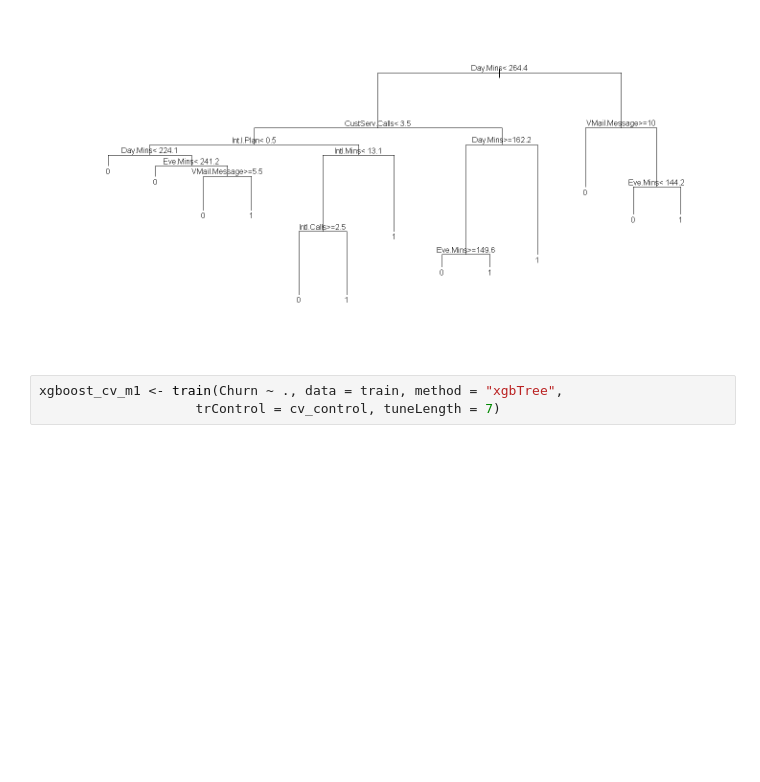
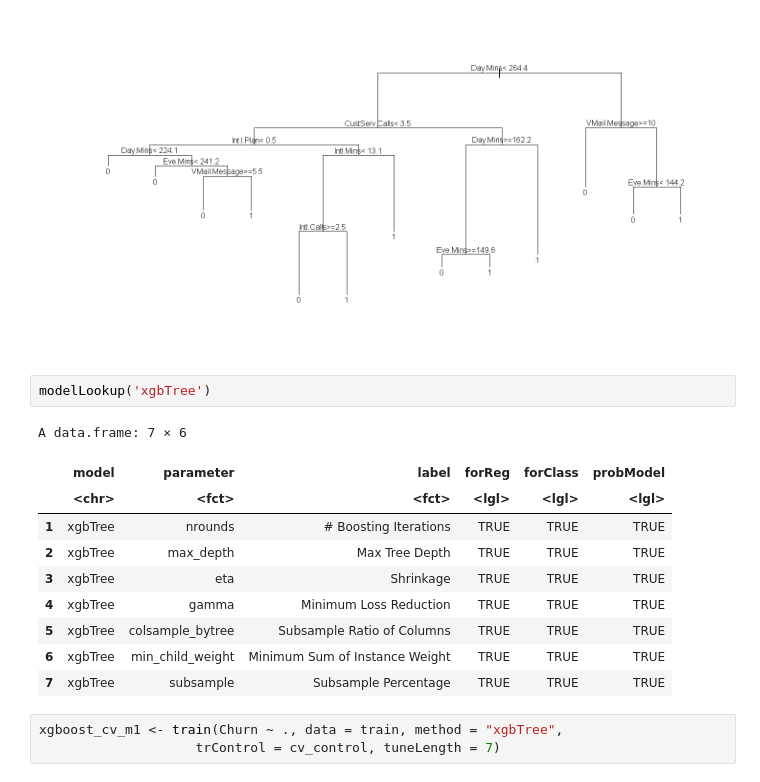
Before and after one commit to dviera/marketing-analytics, a Jupyter notebook: churn/churn.ipynb, the cells around one changed output. Cells and saved outputs as stored; diff of their text form; blank space fills up the shorter version.

```diff
--- a/churn/churn.ipynb
+++ b/churn/churn.ipynb
@@ -243,6 +263,19 @@ plot(rpart_cv_m1$finalModel)
 text(rpart_cv_m1$finalModel, cex=.8)
 # %% [output]
 [figure]
+# %%
+modelLookup('xgbTree')
+# %% [output]
+A data.frame: 7 × 6
+|  | model | parameter | label | forReg | forClass | probModel |
+|  | <chr> | <fct> | <fct> | <lgl> | <lgl> | <lgl> |
+| 1 | xgbTree | nrounds | # Boosting Iterations | TRUE | TRUE | TRUE |
+| 2 | xgbTree | max_depth | Max Tree Depth | TRUE | TRUE | TRUE |
+| 3 | xgbTree | eta | Shrinkage | TRUE | TRUE | TRUE |
+| 4 | xgbTree | gamma | Minimum Loss Reduction | TRUE | TRUE | TRUE |
+| 5 | xgbTree | colsample_bytree | Subsample Ratio of Columns | TRUE | TRUE | TRUE |
+| 6 | xgbTree | min_child_weight | Minimum Sum of Instance Weight | TRUE | TRUE | TRUE |
+| 7 | xgbTree | subsample | Subsample Percentage | TRUE | TRUE | TRUE |
 # %%
 xgboost_cv_m1 <- train(Churn ~ ., data = train, method = "xgbTree",
                     trControl = cv_control, tuneLength = 7)
```
Also changed, not shown: parts of 5 cells of this notebook.
